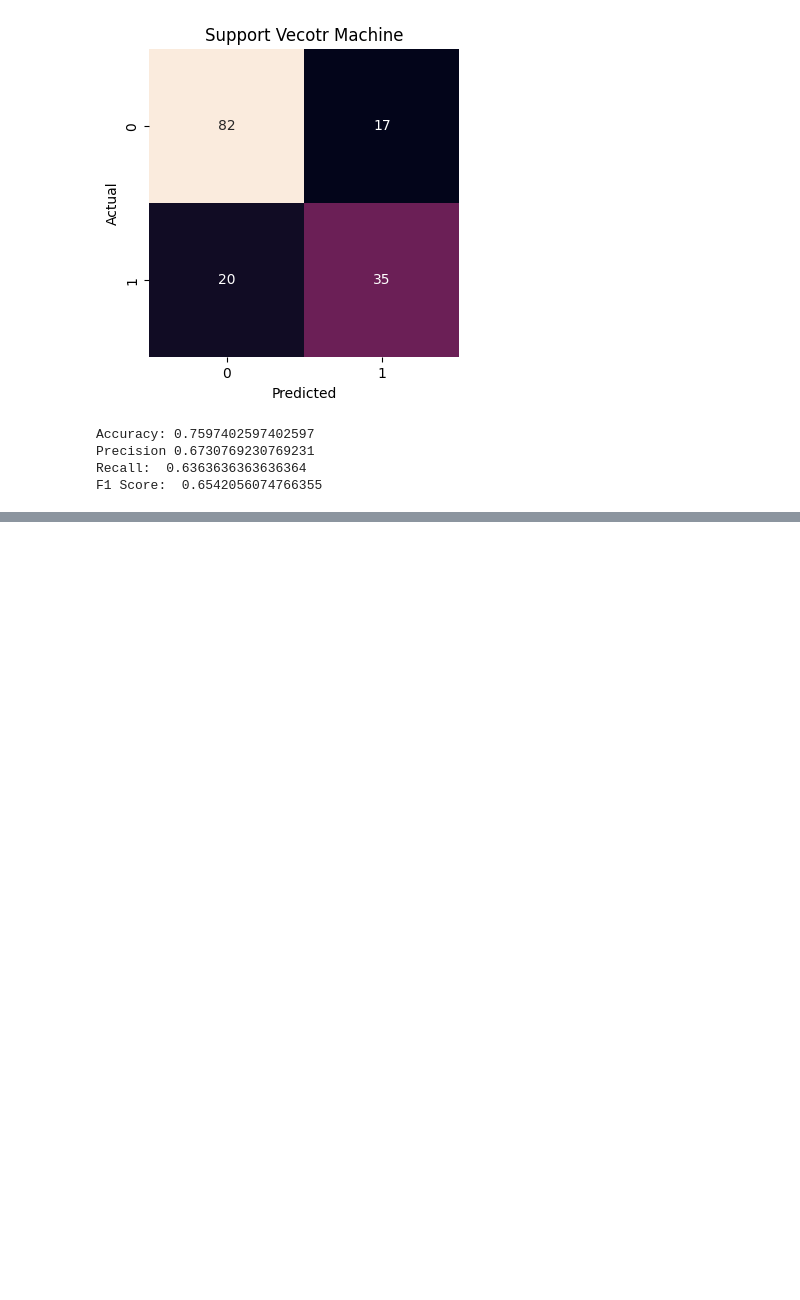
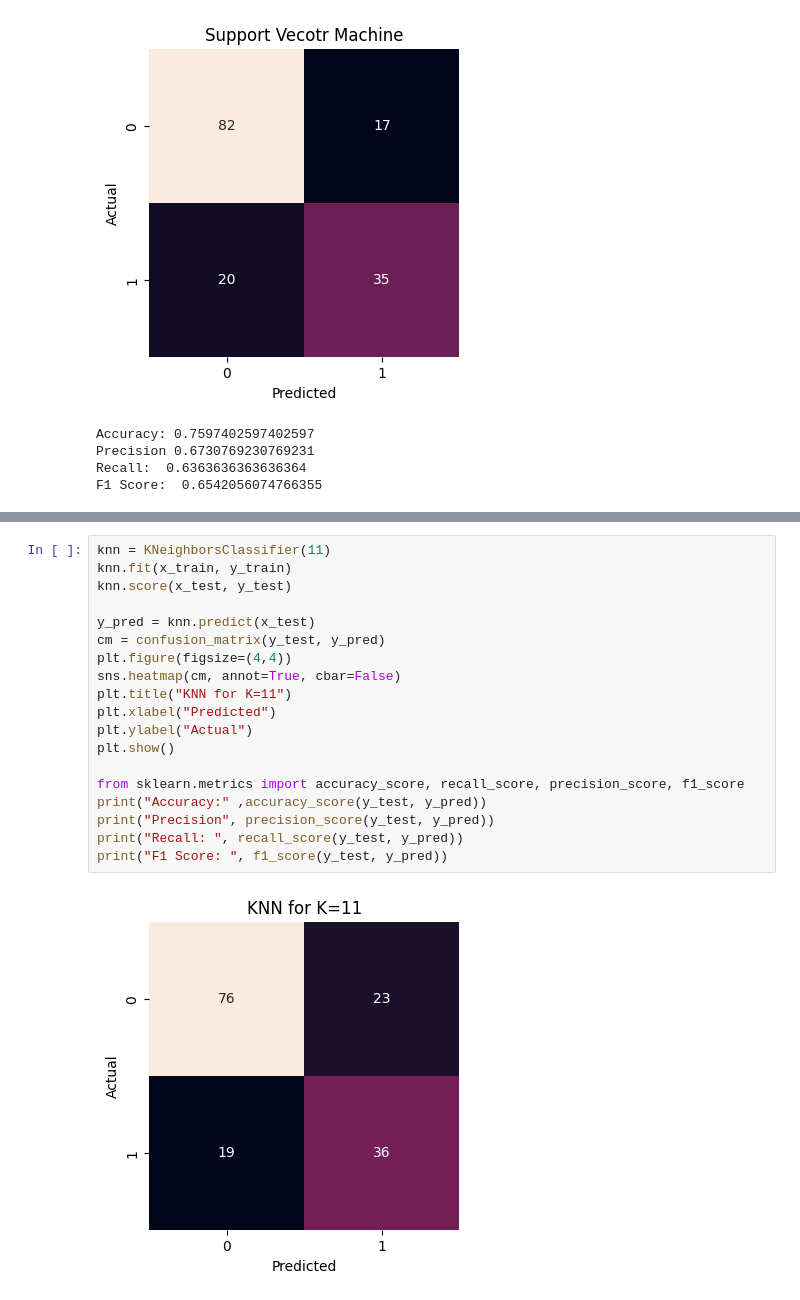
Before and after one commit to abdulmukit98/ml, a Jupyter notebook: project/code.ipynb, the cells around one changed output, grey strips where cells are left out. Drawn from its saved outputs; the diff is of its cells as text; blank space fills up the shorter version.

```diff
--- a/project/code.ipynb
+++ b/project/code.ipynb
@@ -298,0 +333,21 @@ F1 Score:  0.6542056074766355
+# %%
+knn = KNeighborsClassifier(11)
+knn.fit(x_train, y_train)
+knn.score(x_test, y_test)
+
+y_pred = knn.predict(x_test)
+cm = confusion_matrix(y_test, y_pred)
+plt.figure(figsize=(4,4))
+sns.heatmap(cm, annot=True, cbar=False)
+plt.title("KNN for K=11")
+plt.xlabel("Predicted")
+plt.ylabel("Actual")
+plt.show()
+
+from sklearn.metrics import accuracy_score, recall_score, precision_score, f1_score
+print("Accuracy:" ,accuracy_score(y_test, y_pred))
+print("Precision", precision_score(y_test, y_pred))
+print("Recall: ", recall_score(y_test, y_pred))
+print("F1 Score: ", f1_score(y_test, y_pred))
+# %% [output]
+[figure, added]
```
Also changed, not shown: parts of 5 cells of this notebook.
